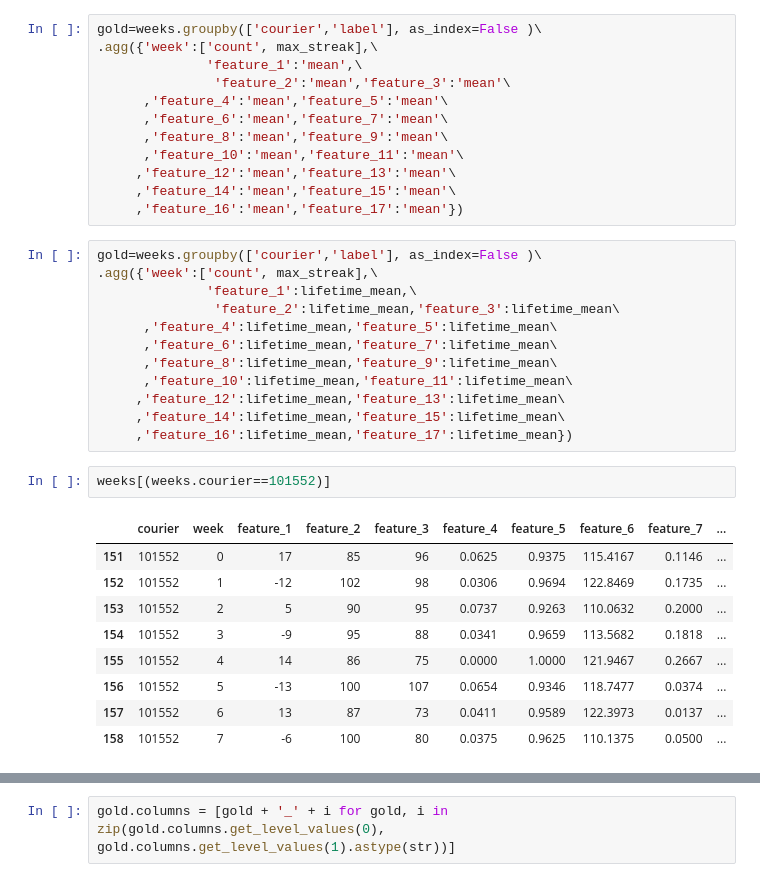
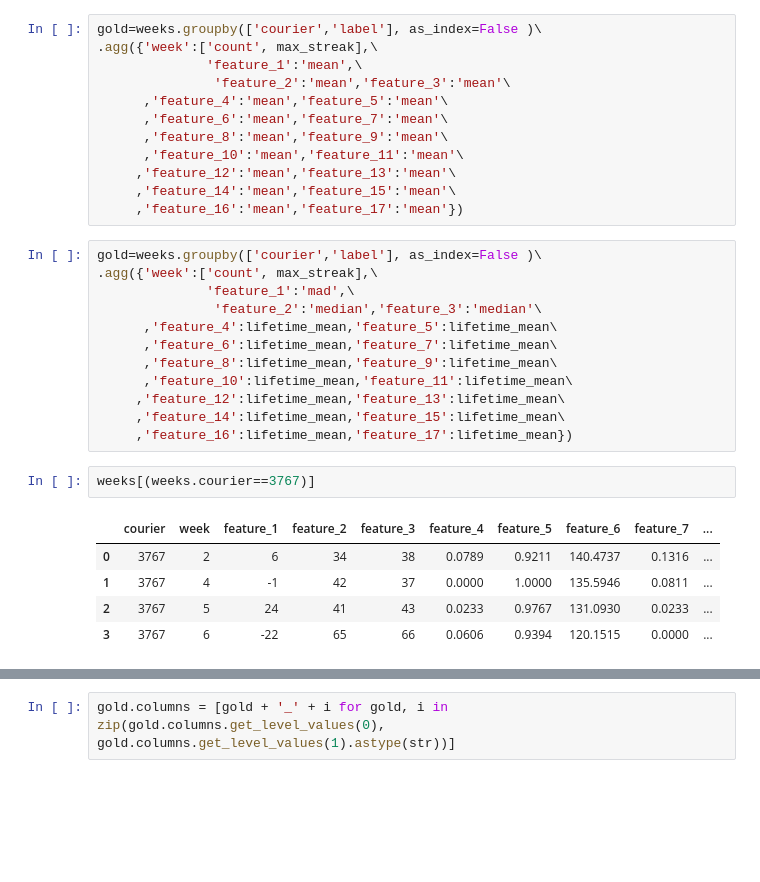
Before and after one commit to ricardofullton/glovo_test, a Jupyter notebook: glovo.ipynb, the cells around one changed output, grey strips where cells are left out. Cells and saved outputs as stored; diff of their text form; blank space fills up the shorter version.

```diff
--- a/glovo.ipynb
+++ b/glovo.ipynb
@@ -132,8 +132,8 @@ gold=weeks.groupby(['courier','label'], as_index=False )\
 # %%
 gold=weeks.groupby(['courier','label'], as_index=False )\
 .agg({'week':['count', max_streak],\
-              'feature_1':lifetime_mean,\
-               'feature_2':lifetime_mean,'feature_3':lifetime_mean\
+              'feature_1':'mad',\
+               'feature_2':'median','feature_3':'median'\
       ,'feature_4':lifetime_mean,'feature_5':lifetime_mean\
       ,'feature_6':lifetime_mean,'feature_7':lifetime_mean\
       ,'feature_8':lifetime_mean,'feature_9':lifetime_mean\
@@ -142,14 +142,10 @@ gold=weeks.groupby(['courier','label'], as_index=False )\
      ,'feature_14':lifetime_mean,'feature_15':lifetime_mean\
      ,'feature_16':lifetime_mean,'feature_17':lifetime_mean})
 # %%
-weeks[(weeks.courier==101552)]
+weeks[(weeks.courier==3767)]
 # %% [output]
 |  | courier | week | feature_1 | feature_2 | feature_3 | feature_4 | feature_5 | feature_6 | feature_7 | ... |
-| 151 | 101552 | 0 | 17 | 85 | 96 | 0.0625 | 0.9375 | 115.4167 | 0.1146 | ... |
-| 152 | 101552 | 1 | -12 | 102 | 98 | 0.0306 | 0.9694 | 122.8469 | 0.1735 | ... |
-| 153 | 101552 | 2 | 5 | 90 | 95 | 0.0737 | 0.9263 | 110.0632 | 0.2000 | ... |
-| 154 | 101552 | 3 | -9 | 95 | 88 | 0.0341 | 0.9659 | 113.5682 | 0.1818 | ... |
-| 155 | 101552 | 4 | 14 | 86 | 75 | 0.0000 | 1.0000 | 121.9467 | 0.2667 | ... |
-| 156 | 101552 | 5 | -13 | 100 | 107 | 0.0654 | 0.9346 | 118.7477 | 0.0374 | ... |
-| 157 | 101552 | 6 | 13 | 87 | 73 | 0.0411 | 0.9589 | 122.3973 | 0.0137 | ... |
-| 158 | 101552 | 7 | -6 | 100 | 80 | 0.0375 | 0.9625 | 110.1375 | 0.0500 | ... |
+| 0 | 3767 | 2 | 6 | 34 | 38 | 0.0789 | 0.9211 | 140.4737 | 0.1316 | ... |
+| 1 | 3767 | 4 | -1 | 42 | 37 | 0.0000 | 1.0000 | 135.5946 | 0.0811 | ... |
+| 2 | 3767 | 5 | 24 | 41 | 43 | 0.0233 | 0.9767 | 131.0930 | 0.0233 | ... |
+| 3 | 3767 | 6 | -22 | 65 | 66 | 0.0606 | 0.9394 | 120.1515 | 0.0000 | ... |
```
Also changed, not shown: parts of 9 cells of this notebook.
